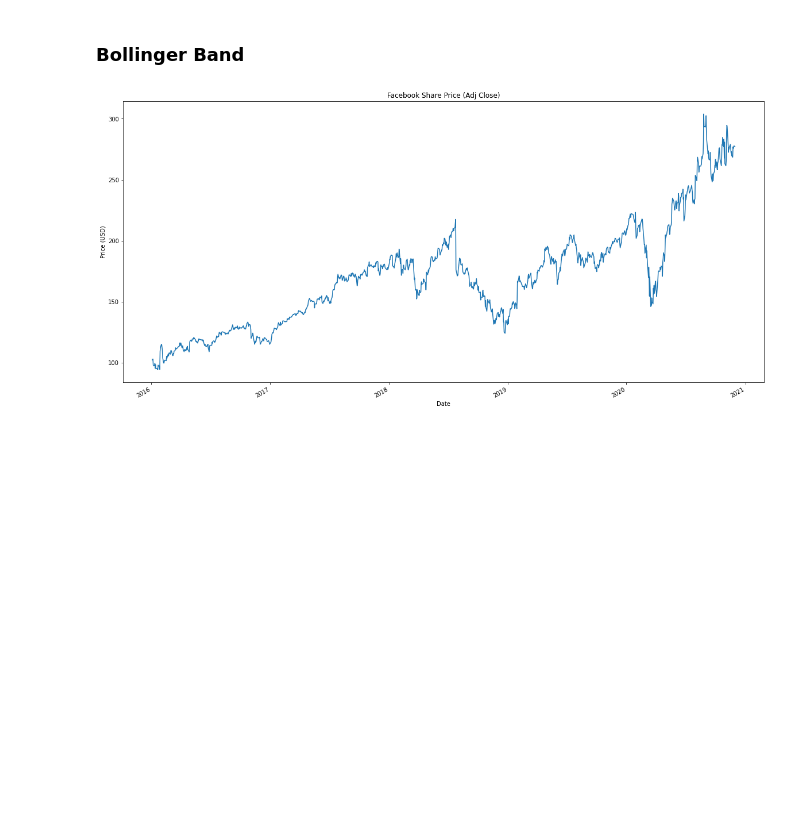
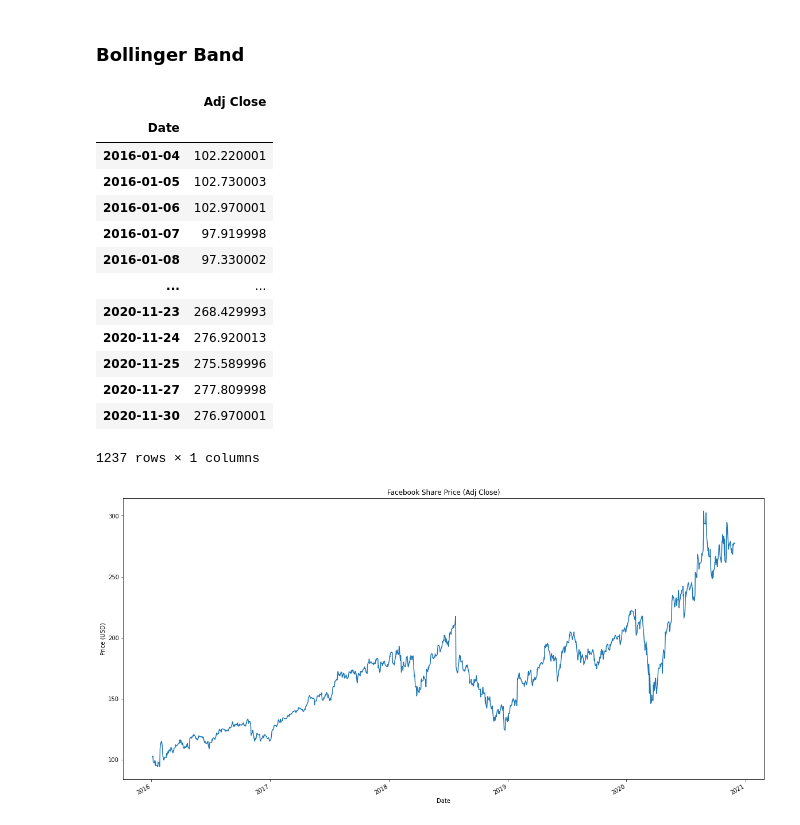
Before and after one commit to stochasticaxel/BollingerBand, a Jupyter notebook: ModelBollingerBands.ipynb, the cells around one changed output. Saved outputs shown, nothing was run; the diff lists cells and outputs as text; code cells hidden in the pictures; blank space fills up the shorter version.

```diff
--- a/ModelBollingerBands.ipynb
+++ b/ModelBollingerBands.ipynb
@@ -19,6 +15,23 @@ def get_adj_close (ticker, start, end):
 fb = get_adj_close('fb', '1/1/2016', '30/11/2020')
 tesla = get_adj_close('tsla', '1/1/2016', '30/11/2020')
 amazon = get_adj_close('amzn', '1/1/2016', '30/11/2020')
+# %%
+fb
+# %% [output]
+|  | Adj Close |
+| Date |  |
+| 2016-01-04 | 102.220001 |
+| 2016-01-05 | 102.730003 |
+| 2016-01-06 | 102.970001 |
+| 2016-01-07 | 97.919998 |
+| 2016-01-08 | 97.330002 |
+| ... | ... |
+| 2020-11-23 | 268.429993 |
+| 2020-11-24 | 276.920013 |
+| 2020-11-25 | 275.589996 |
+| 2020-11-27 | 277.809998 |
+| 2020-11-30 | 276.970001 |
+1237 rows × 1 columns
 # %%
 #Let's alculate 20-days moving average, std deviation, uper and lower band
 for item in (fb, tesla, amazon):
```
Also changed, not shown: parts of 9 cells of this notebook.
